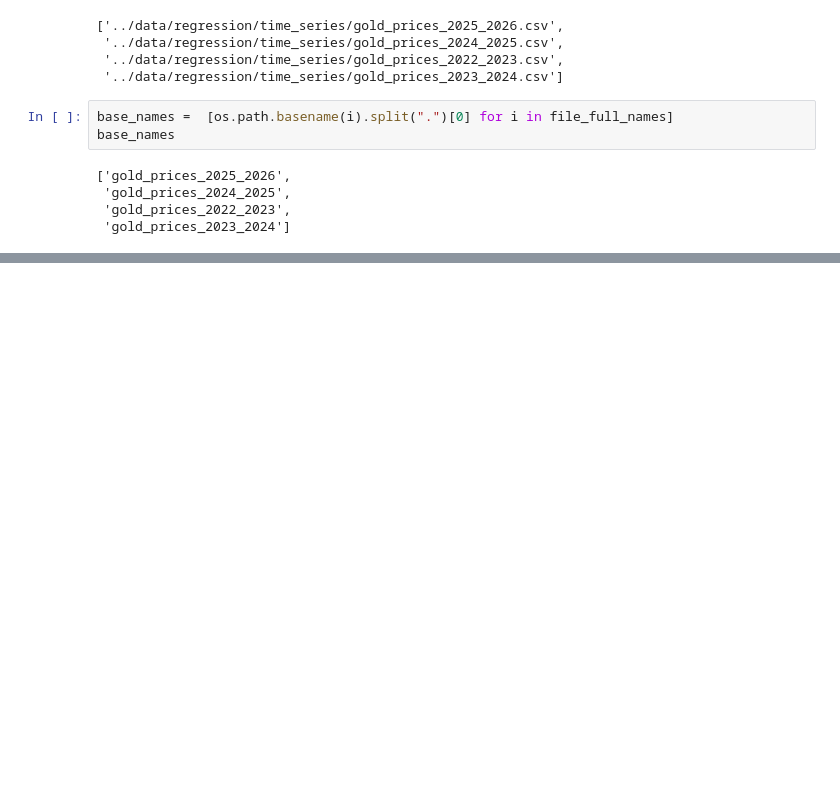
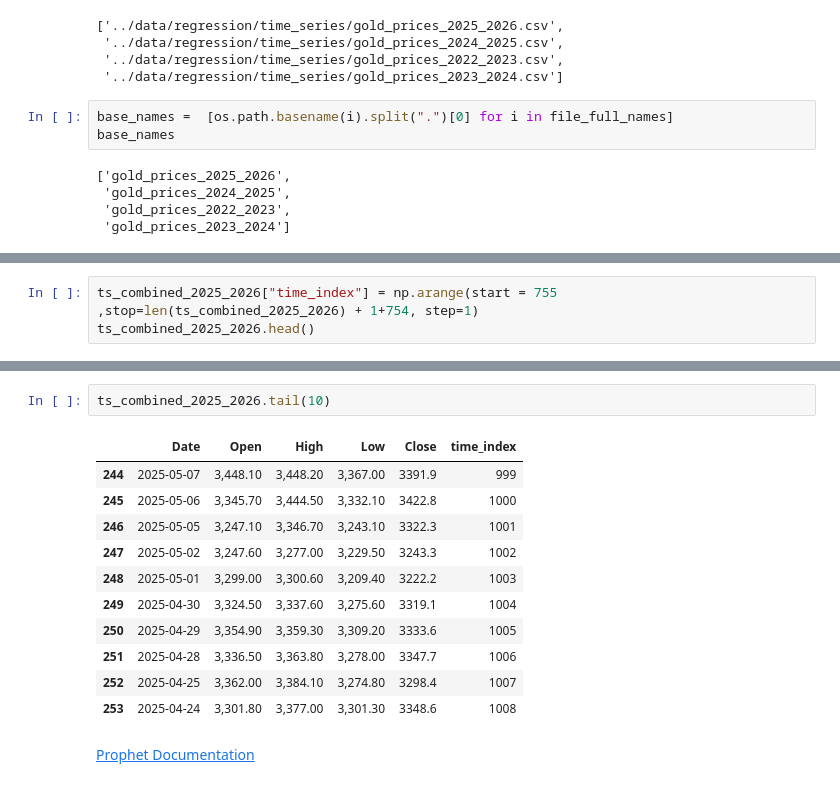
Before and after one commit to hovhannisyan91/aca, a Jupyter notebook: lab/python/notebooks/16_simple_linear_regression.ipynb, the cells around one changed output, grey strips where cells are left out. Saved outputs shown, nothing was run; the diff lists cells and outputs as text; blank space fills up the shorter version.

```diff
--- a/lab/python/notebooks/16_simple_linear_regression.ipynb
+++ b/lab/python/notebooks/16_simple_linear_regression.ipynb
@@ -376,0 +465,3 @@ ts_combined.describe()
+# %%
+ts_combined_2025_2026["time_index"] = np.arange(start = 755 ,stop=len(ts_combined_2025_2026) + 1+754, step=1)
+ts_combined_2025_2026.head()
@@ -455,0 +563,16 @@ X_time
+# %%
+ts_combined_2025_2026.tail(10)
+# %% [output]
+|  | Date | Open | High | Low | Close | time_index |
+| 244 | 2025-05-07 | 3,448.10 | 3,448.20 | 3,367.00 | 3391.9 | 999 |
+| 245 | 2025-05-06 | 3,345.70 | 3,444.50 | 3,332.10 | 3422.8 | 1000 |
+| 246 | 2025-05-05 | 3,247.10 | 3,346.70 | 3,243.10 | 3322.3 | 1001 |
+| 247 | 2025-05-02 | 3,247.60 | 3,277.00 | 3,229.50 | 3243.3 | 1002 |
+| 248 | 2025-05-01 | 3,299.00 | 3,300.60 | 3,209.40 | 3222.2 | 1003 |
+| 249 | 2025-04-30 | 3,324.50 | 3,337.60 | 3,275.60 | 3319.1 | 1004 |
+| 250 | 2025-04-29 | 3,354.90 | 3,359.30 | 3,309.20 | 3333.6 | 1005 |
+| 251 | 2025-04-28 | 3,336.50 | 3,363.80 | 3,278.00 | 3347.7 | 1006 |
+| 252 | 2025-04-25 | 3,362.00 | 3,384.10 | 3,274.80 | 3298.4 | 1007 |
+| 253 | 2025-04-24 | 3,301.80 | 3,377.00 | 3,301.30 | 3348.6 | 1008 |
+# %% [markdown]
+[Prophet Documentation](https://facebook.github.io/prophet/docs/seasonality,_holiday_effects,_and_regressors.html)
```
Also changed, not shown: parts of 62 cells of this notebook, 2 other files.
